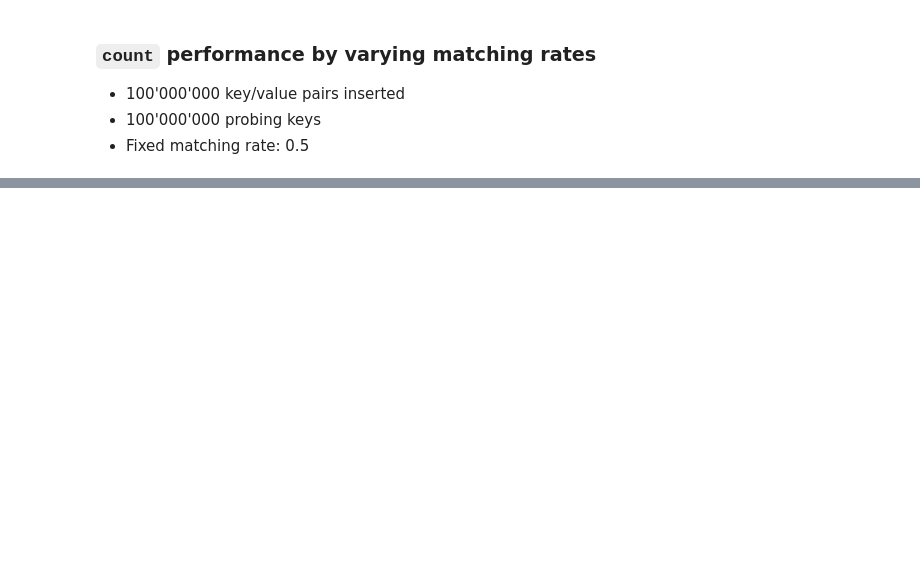
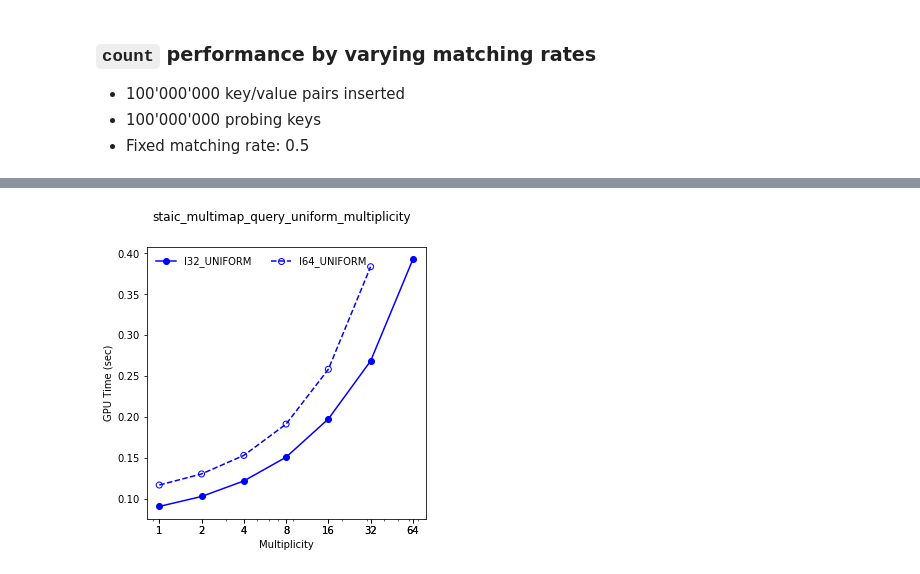
Before and after one commit to NVIDIA/cuCollections, a Jupyter notebook: benchmarks/analysis/notebooks/StaticMultimap.ipynb, the cells around one changed output, grey strips where cells are left out. Cells and saved outputs as stored; diff of their text form; code cells hidden in the pictures; blank space fills up the shorter version.

```diff
--- a/benchmarks/analysis/notebooks/StaticMultimap.ipynb
+++ b/benchmarks/analysis/notebooks/StaticMultimap.ipynb
@@ -259,0 +213,11 @@ for bm in unique_bms:
+# %%
+for bm in unique_bms:
+    flag = "staic_multimap_query_uniform_multiplicity" == bm
+
+    if flag:
+        tmpdf = perfdf[perfdf["Benchmark"] == bm]
+
+        unique_labels = tmpdf["Label"].unique()
+        plot_single_perf(bm, tmpdf, "Multiplicity", unique_labels)
+# %% [output]
+[figure, added]
```
Also changed, not shown: parts of 23 cells of this notebook.
